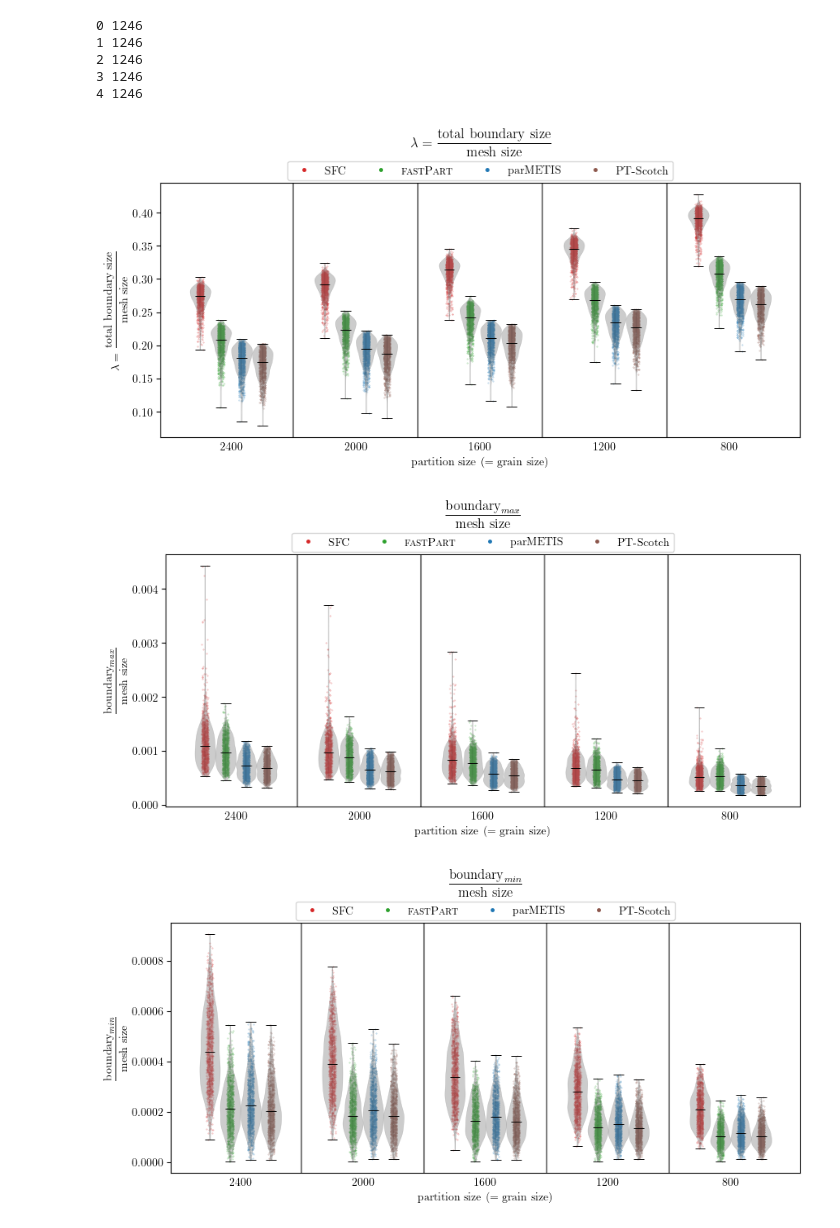
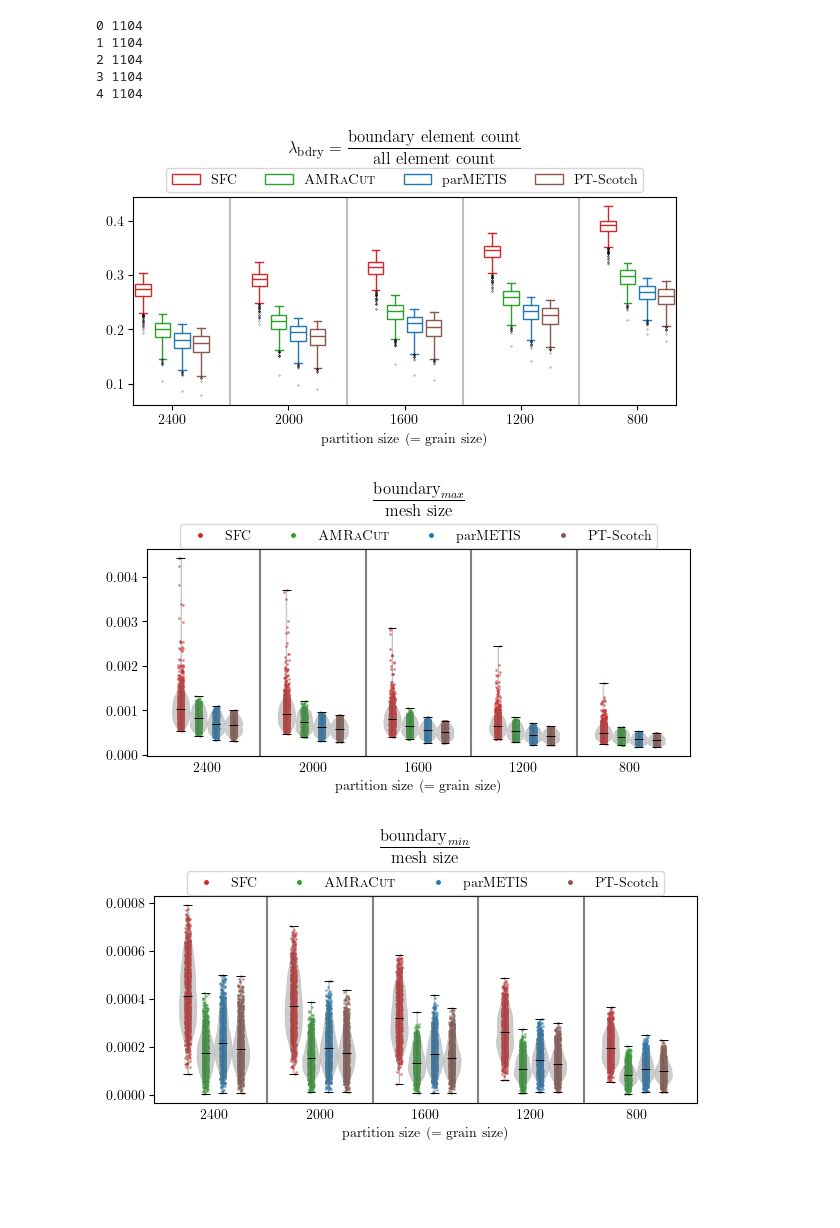
Before and after one commit to paralab/partition, a Jupyter notebook: mpi-cpp/fixed_g_size_plot.ipynb, the cells around one changed output. Drawn from its saved outputs; the diff is of its cells as text; code cells hidden in the pictures; blank space fills up the shorter version.

Commit message:
Tests, plots for SC 25

```diff
--- a/mpi-cpp/fixed_g_size_plot.ipynb
+++ b/mpi-cpp/fixed_g_size_plot.ipynb
@@ -8,7 +8,7 @@ from scipy import stats
 from matplotlib.lines import Line2D
 # plt.rcParams["figure.figsize"] = (5,2)
 plt.rcParams['text.usetex'] = True
-FIGURE_SIZE = (10, 4)
+FIGURE_SIZE = (7, 2.7)
 
 # plt.rcParams.update({'font.size': 28})
 matpltlib_default_colors = plt.rcParams['axes.prop_cycle'].by_key()['color']
@@ -16,16 +16,15 @@ matpltlib_default_colors = plt.rcParams['axes.prop_cycle'].by_key()['color']
 
 # SFC, BFS, parMETIS, ptscotch respectively
 method_count = 4
-method_names = [r'\textrm{SFC}', r"\textsc{fastPart}", r'\textrm{parMETIS}', r'\textrm{PT-Scotch}']
+method_names = [r'\textrm{SFC}', r"\textsc{AMRaCut}", r'\textrm{parMETIS}', r'\textrm{PT-Scotch}']
 method_colors = [matpltlib_default_colors[3], matpltlib_default_colors[2], matpltlib_default_colors[0], matpltlib_default_colors[5]]
 # %%
 grain_sizes = [2400, 2000, 1600, 1200, 800]
-# grain_sizes = [1600, 1200, 800]
+
 
 grain_sizes_count = len(grain_sizes)
 mesh_type = 'tet'
-# data_files = [f"results/2024-10-02__02-11-37_1rnds_test_grain_final_1_{mesh_type}_{g}.json" for g in grain_sizes]
-data_files = [f"results/final_1_{mesh_type}_{g}.json" for g in grain_sizes]
+data_files = [f"results/tet_unweighted_fixed_g_size_{g}.json" for g in grain_sizes]
 
 
 dfs = []
@@ -49,28 +48,17 @@ for df_i in range(len(dfs)):
 for df_i in range(len(dfs)):
     print(df_i, dfs[df_i]['mesh_idx'].max())
 
-# # remove outliers
-# for df_i in range(len(dfs)):
-#     df = dfs[df_i]
-#     df = df[df['SFC_morton_matvec_time'] < 18000]
-#     df.reset_index(drop=True, inplace=True)
-#     df = df[df['BFS_matvec_time'] < 18000]
-#     df.reset_index(drop=True, inplace=True)
-#     df = df[df['parMETIS_matvec_time'] < 18000]
-#     df.reset_index(drop=True, inplace=True)
-#     df = df[df['ptscotch_matvec_time'] < 18000]
-#     df.reset_index(drop=True, inplace=True)
-#     dfs[df_i] = df
+
 
 testdf = dfs[0]
 
 svg_i = 0
 # %% [output]
-0 1246
-1 1246
-2 1246
-3 1246
-4 1246
+0 1104
+1 1104
+2 1104
+3 1104
+4 1104
 # %%
 def plot_fixed_g_plots_violin(col_names, y_axis_label):
     assert len(col_names) == method_count
@@ -305,11 +321,12 @@ def plot_summary_strong_scaling(col_name, y_axis_label):
 # %%
 # plotting boundary ratio
 
 col_names = ['SFC_morton_boundary_ratio','BFS_boundary_ratio','parMETIS_boundary_ratio','ptscotch_boundary_ratio']
 
-plot_fixed_g_plots_violin_swarm(col_names, r'\[\lambda = \frac{\textrm{total boundary size}}{\textrm{mesh size}}\]')
+# plot_fixed_g_plots_violin_swarm(col_names, 1.0,'', r'\[\lambda_{\textrm{\small{bdry}}} = \frac{\textrm{total boundary size}}{\textrm{mesh size}}\]', "fixed_grain_bdry_size.png")
+plot_fixed_g_plots_box(col_names, 1.0,'', r'\[\lambda_{\textrm{\small{bdry}}} = \frac{\textrm{boundary element count}}{\textrm{all element count}}\]', "fixed_grain_bdry_size.png")
 # %% [output]
-[figure, old version]
+[figure, new version]
 # %%
 temp_cols = ['SFC_morton_partition_boundaries','BFS_partition_boundaries','parMETIS_partition_boundaries','ptscotch_partition_boundaries']
 max_cols = [col+'_max' for col in temp_cols]
@@ -318,9 +335,9 @@ for g_i in range(len(grain_sizes)):
     for col_i in range(len(temp_cols)):
         dfs[g_i][max_cols[col_i]] = dfs[g_i][temp_cols[col_i]].apply(lambda x: max(x)) / dfs[g_i]['n']
 
-plot_fixed_g_plots_violin_swarm(max_cols, r'\[\frac{\textrm{boundary}_{max}}{\textrm{mesh size}}\]')
+plot_fixed_g_plots_violin_swarm(max_cols,1.0,'', r'\[\frac{\textrm{boundary}_{max}}{\textrm{mesh size}}\]')
 # %% [output]
-[figure, old version]
+[figure, new version]
 # %%
 temp_cols = ['SFC_morton_partition_boundaries','BFS_partition_boundaries','parMETIS_partition_boundaries','ptscotch_partition_boundaries']
 min_cols = [col+'_min' for col in temp_cols]
@@ -329,9 +346,9 @@ for g_i in range(len(grain_sizes)):
     for col_i in range(len(temp_cols)):
         dfs[g_i][min_cols[col_i]] = dfs[g_i][temp_cols[col_i]].apply(lambda x: min(x)) / dfs[g_i]['n']
 
-plot_fixed_g_plots_violin_swarm(min_cols, r'\[\frac{\textrm{boundary}_{min}}{\textrm{mesh size}}\]')
+plot_fixed_g_plots_violin_swarm(min_cols,1.0,'', r'\[\frac{\textrm{boundary}_{min}}{\textrm{mesh size}}\]')
 # %% [output]
-[figure, old version]
+[figure, new version]
 # %%
 # plotting max partition size
 
```
Also changed, not shown: parts of 8 cells of this notebook, 5 other files.
